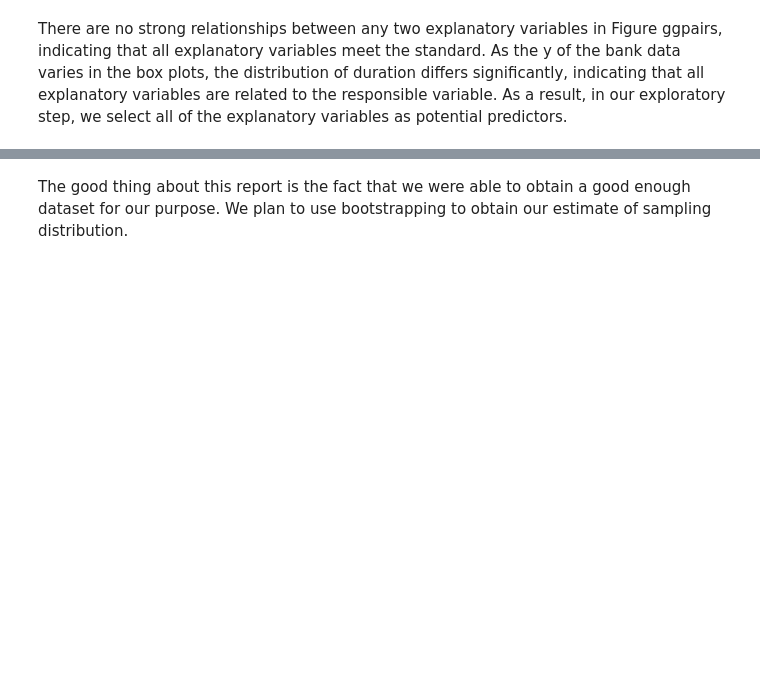
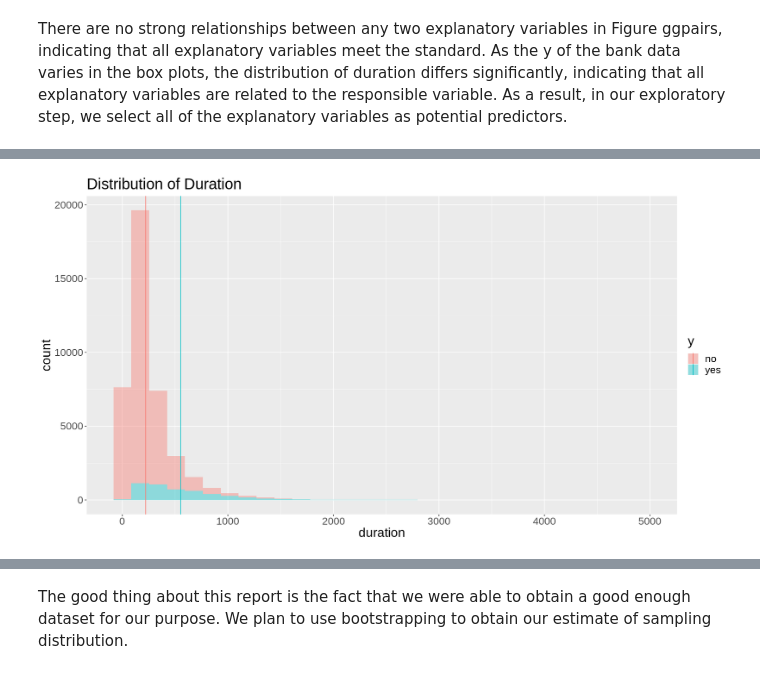
Before and after one commit to camirr/Call-Durations-and-Sales-Outcome-in-Telemarketing-Campaigns-Case-Study, a Jupyter notebook: Proposal.ipynb, the cells around one changed output, grey strips where cells are left out. Cells and saved outputs as stored; diff of their text form; code cells hidden in the pictures; blank space fills up the shorter version.

```diff
--- a/Proposal.ipynb
+++ b/Proposal.ipynb
@@ -201,14 +207,16 @@ sample_means_diff
 # %%
 # Sample distribution
 options(repr.plot.width = 15, repr.plot.height = 8)
-sample_distribution <- bank_data_sample %>%
+sample_mean_distribution <- bank_data_sample %>%
                     ggplot(aes(x = duration, fill = y)) +
                     geom_histogram(bins = 30, alpha = 0.4)+
                     ggtitle("Distribution of Duration")+
                     theme(text = element_text(size = 20))+
                     geom_vline(data = sample_estimates, aes(xintercept = mean, color = y))
 
-sample_distribution
+sample_mean_distribution
+# %% [output]
+[figure, added]
 # %% [markdown]
 ## <img src="https://th.bing.com/th/id/R.3849382c629e1a734ac29d79a0656ea2?rik=A6LFA%2bGN%2b07q9Q&riu=http%3a%2f%2fwww.pngmart.com%2ffiles%2f1%2fPhone.png&ehk=DewsIHJL6yqq69NhIyBSqo6A%2fEnade%2boWXdZCaNB03g%3d&risl=&pid=ImgRaw&r=0" width=30> Methods
 # %% [markdown]
```
Also changed, not shown: parts of 11 cells of this notebook.
